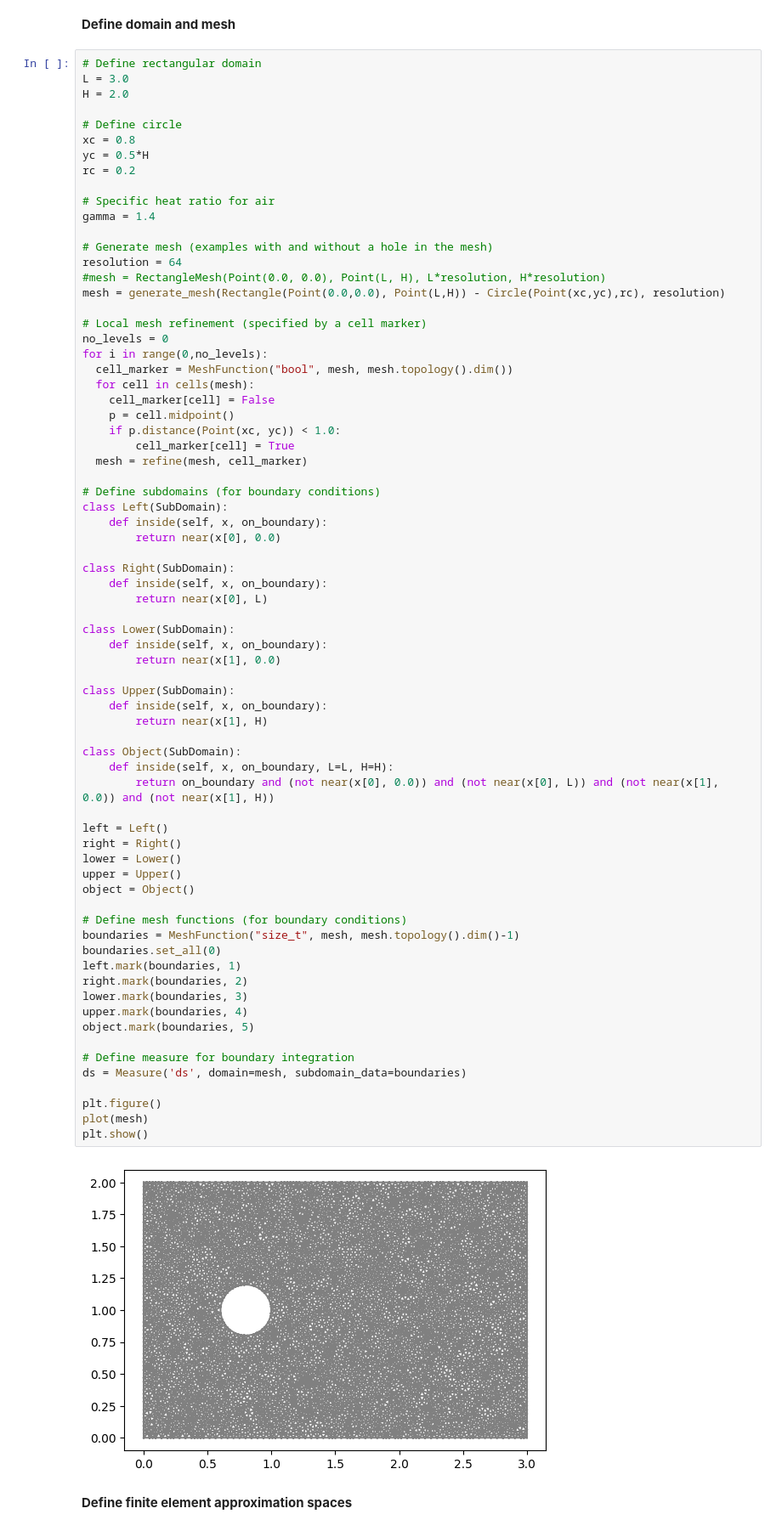
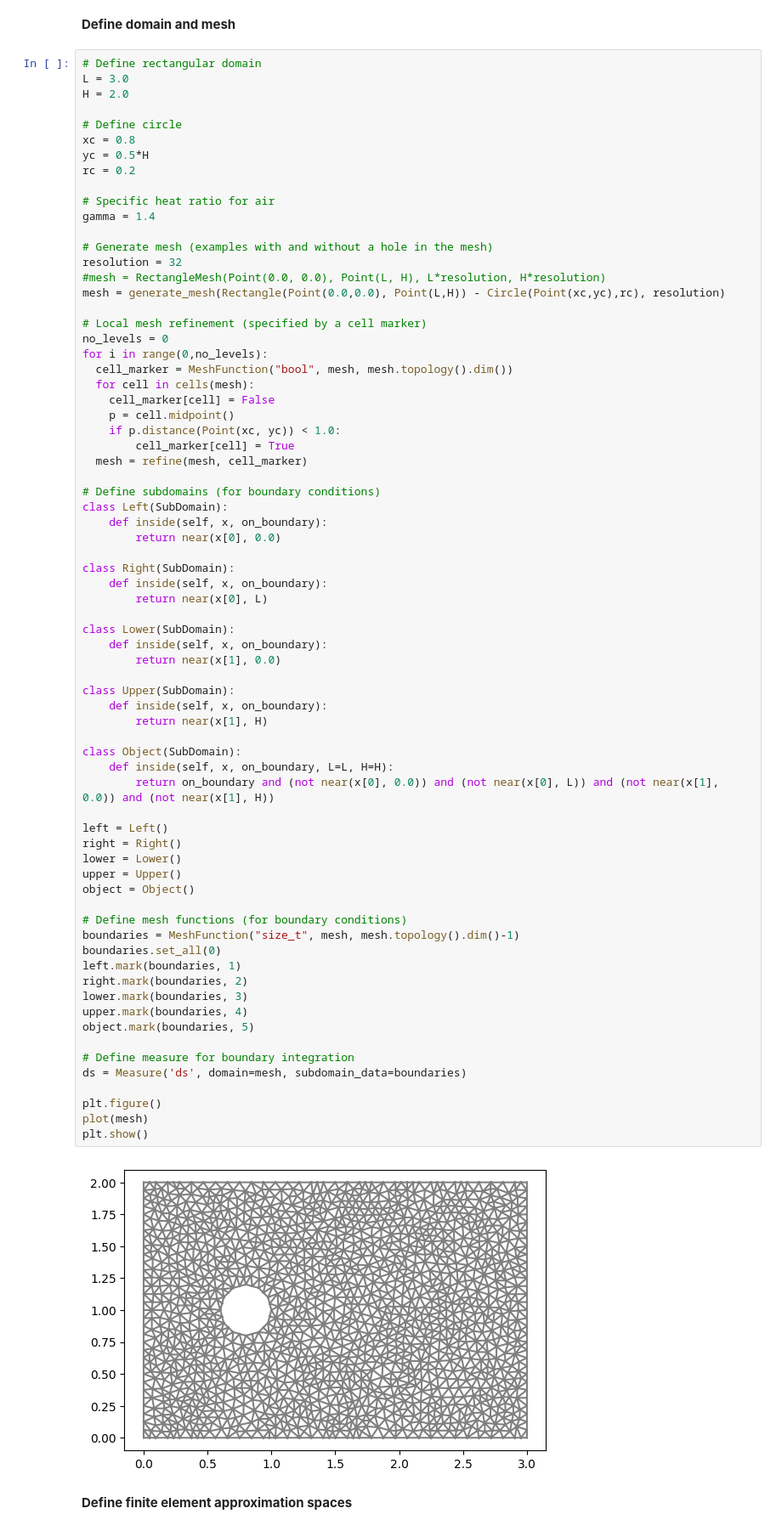
Before and after one commit to paulmyr/DD2365_VT25, a Jupyter notebook: Euler-equations-compressible-flow.ipynb, the cells around one changed output. Shown at 85% size. Cells and saved outputs as stored; diff of their text form.

```diff
--- a/Euler-equations-compressible-flow.ipynb
+++ b/Euler-equations-compressible-flow.ipynb
@@ -101,7 +101,7 @@ rc = 0.2
 gamma = 1.4
 
 # Generate mesh (examples with and without a hole in the mesh)
-resolution = 64
+resolution = 32
 #mesh = RectangleMesh(Point(0.0, 0.0), Point(L, H), L*resolution, H*resolution)
 mesh = generate_mesh(Rectangle(Point(0.0,0.0), Point(L,H)) - Circle(Point(xc,yc),rc), resolution)
 
@@ -132,34 +132,34 @@ class Lower(SubDomain):
 class Upper(SubDomain):
     def inside(self, x, on_boundary):
         return near(x[1], H)
 
 class Object(SubDomain):
     def inside(self, x, on_boundary, L=L, H=H):
         return on_boundary and (not near(x[0], 0.0)) and (not near(x[0], L)) and (not near(x[1], 0.0)) and (not near(x[1], H))
 
 left = Left()
 right = Right()
 lower = Lower()
 upper = Upper()
 object = Object()
 
 # Define mesh functions (for boundary conditions)
 boundaries = MeshFunction("size_t", mesh, mesh.topology().dim()-1)
 boundaries.set_all(0)
 left.mark(boundaries, 1)
 right.mark(boundaries, 2)
 lower.mark(boundaries, 3)
 upper.mark(boundaries, 4)
 object.mark(boundaries, 5)
 
 # Define measure for boundary integration
 ds = Measure('ds', domain=mesh, subdomain_data=boundaries)
 
 plt.figure()
 plot(mesh)
 plt.show()
 # %% [output]
-[figure, old version]
+[figure, new version]
 # %% [markdown]
 **Define finite element approximation spaces**
 # %%
```
Also changed, not shown: parts of 3 cells of this notebook.
